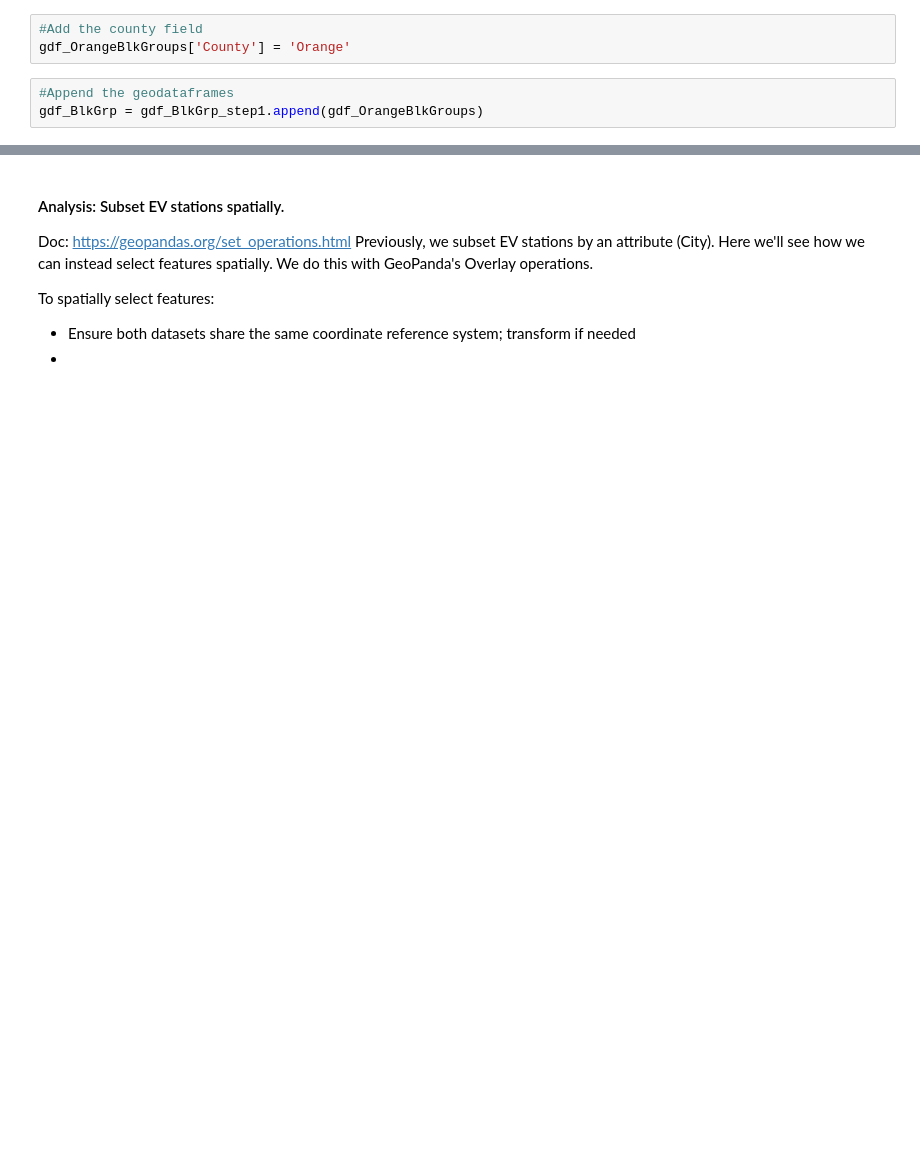
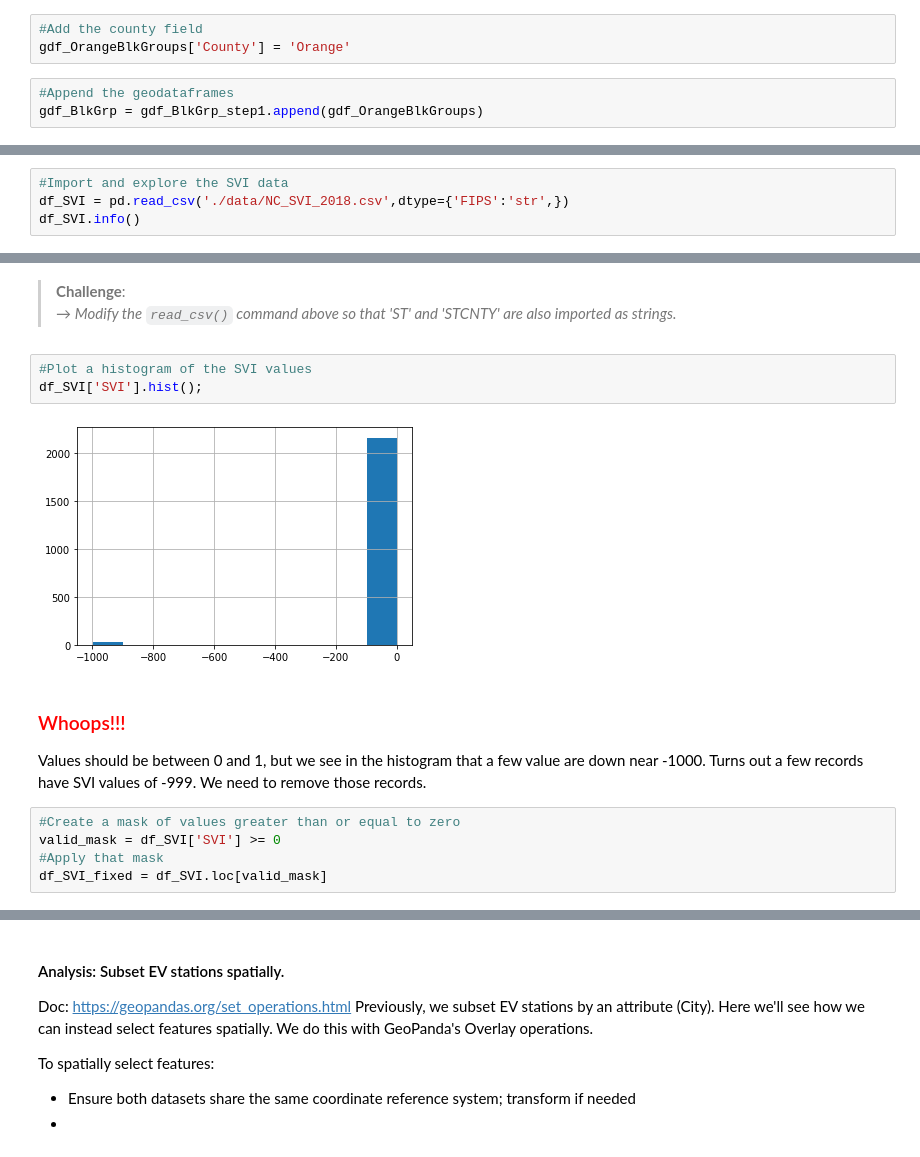
Before and after one commit to ENV859/SpatialDataFrames, a Jupyter notebook: Geopandas-project.ipynb, the cells around one changed output, grey strips where cells are left out. Drawn from its saved outputs; the diff is of its cells as text; blank space fills up the shorter version.

```diff
--- a/Geopandas-project.ipynb
+++ b/Geopandas-project.ipynb
@@ -284,0 +326,4 @@ gdf_Counties.plot();
+# %%
+#Import and explore the SVI data
+df_SVI = pd.read_csv('./data/NC_SVI_2018.csv',dtype={'FIPS':'str',})
+df_SVI.info()
@@ -284,0 +344,15 @@ gdf_Counties.plot();
+# %% [markdown]
+>**Challenge**:<br>→ _Modify the `read_csv()` command above so that 'ST' and 'STCNTY' are also imported as strings._
+# %%
+#Plot a histogram of the SVI values
+df_SVI['SVI'].hist();
+# %% [output]
+[figure, added]
+# %% [markdown]
+<h3><font color='red'> Whoops!!! </h3></font>
+Values should be between 0 and 1, but we see in the histogram that a few value are down near -1000. Turns out a few records have SVI values of -999. We need to remove those records.
+# %%
+#Create a mask of values greater than or equal to zero
+valid_mask = df_SVI['SVI'] >= 0
+#Apply that mask
+df_SVI_fixed = df_SVI.loc[valid_mask]
```
Also changed, not shown: parts of 86 cells of this notebook.
